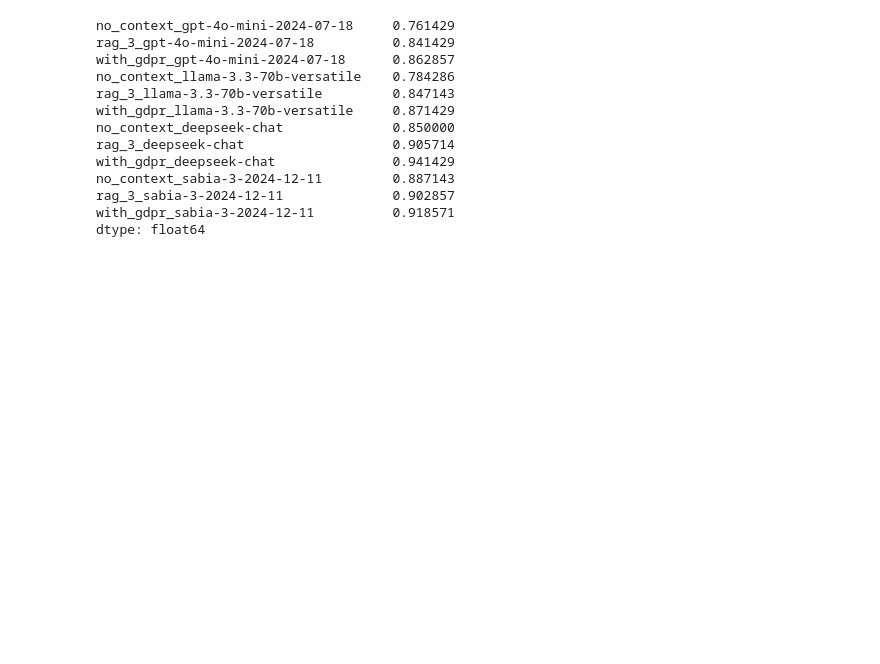
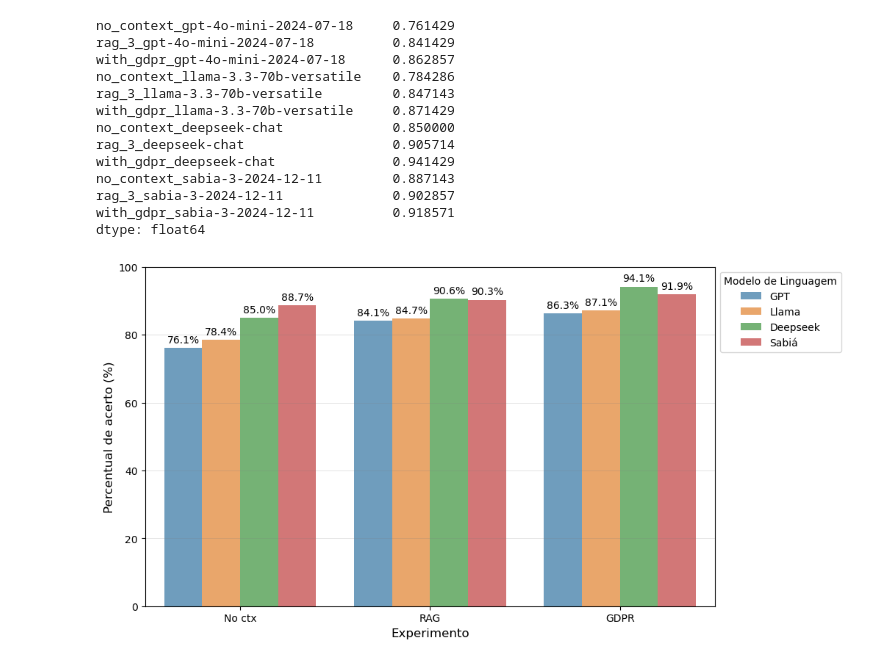
Before and after one commit to carisio/gdpr.br.qa, a Jupyter notebook: 4 - results.ipynb, the cells around one changed output. Drawn from its saved outputs; the diff is of its cells as text; code cells hidden in the pictures; blank space fills up the shorter version.

Commit message:
Adiciona resultados

```diff
--- a/4 - results.ipynb
+++ b/4 - results.ipynb
@@ -153,0 +169,40 @@ df_dataset.columns
+# %%
+data = {
+    "Experimento": ["No ctx", "RAG", "GDPR"],
+}
+data["GPT"]      = [get_media(x, "GPT") for x in data["Experimento"]]
+data["Llama"]    = [get_media(x, "Llama") for x in data["Experimento"]]
+data["Deepseek"] = [get_media(x, "Deepseek") for x in data["Experimento"]]
+data["Sabiá"]    = [get_media(x, "Sabia") for x in data["Experimento"]]
+# %%
+df = pd.DataFrame(data)
+
+# Convertendo para formato longo (melt) para facilitar a plotagem agrupada
+df_melted = df.melt(id_vars="Experimento", var_name="Modelo", value_name="Resultado")
+
+# Criando o gráfico de barras (agora agrupado por Experimento)
+plt.figure(figsize=(10, 6))
+ax = sns.barplot(x="Experimento", y="Resultado", hue="Modelo", data=df_melted, palette=cm.tab10.colors, alpha=0.7)
+
+# Personalizando o gráfico
+plt.ylim(0, 100)  # Garantindo que o eixo Y vá de 0 a 100%
+plt.xlabel("Experimento", fontsize=12)
+plt.ylabel("Percentual de acerto (%)", fontsize=12)
+plt.legend(title="Modelo de Linguagem", loc='upper left', bbox_to_anchor=(1, 1))
+
+# Adicionando as linhas de grade em cinza claro
+plt.grid(True, axis='y', color='gray', linestyle='-', linewidth=0.5, alpha=0.3)
+
+# Adicionando os valores no topo das barras
+for p in ax.patches:
+    if p.get_height() > 0:
+        ax.annotate(f'{p.get_height():.1f}%',  # Mostrando o valor com 1 casa decimal
+                (p.get_x() + p.get_width() / 2., p.get_height()),
+                ha='center', va='center',
+                fontsize=10, color='black',
+                xytext=(0, 8), textcoords='offset points')  # Ajuste de posição
+
+# Exibindo o gráfico
+plt.show()
+# %% [output]
+[figure, added]
```
Also changed, not shown: parts of 4 cells of this notebook.
